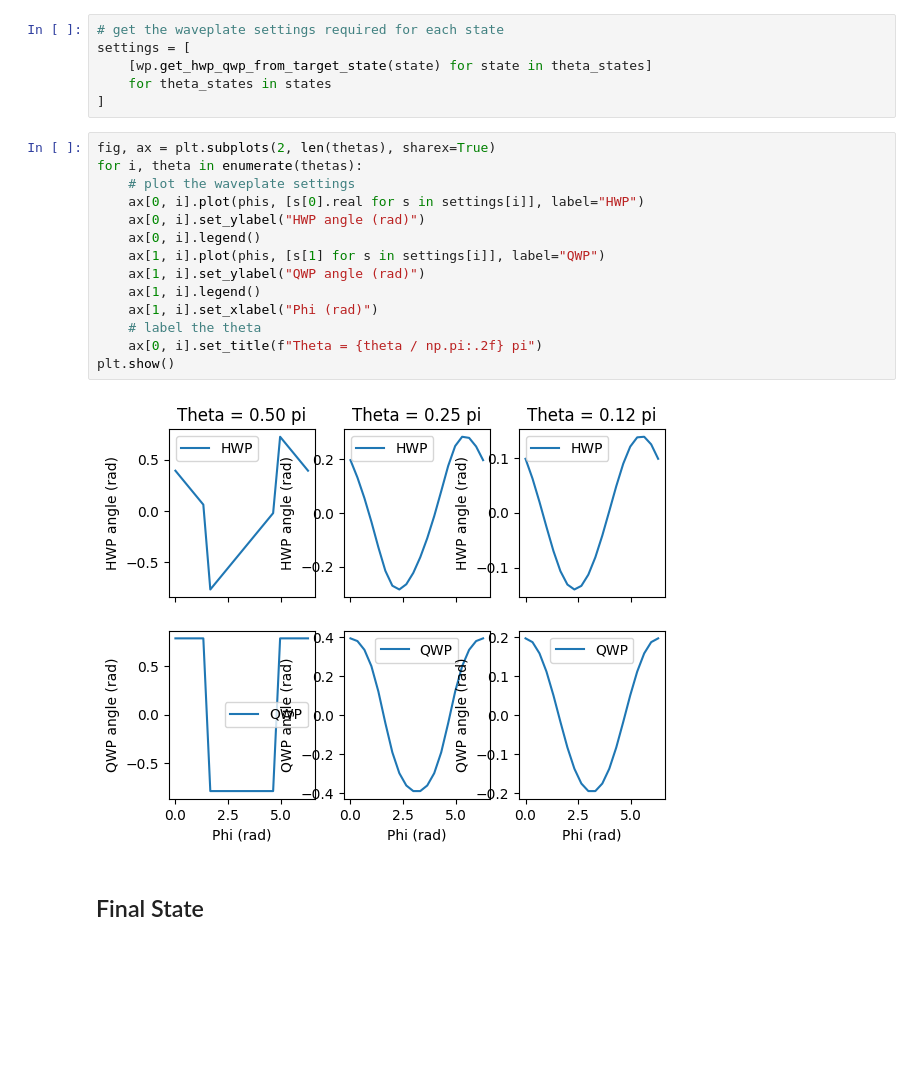
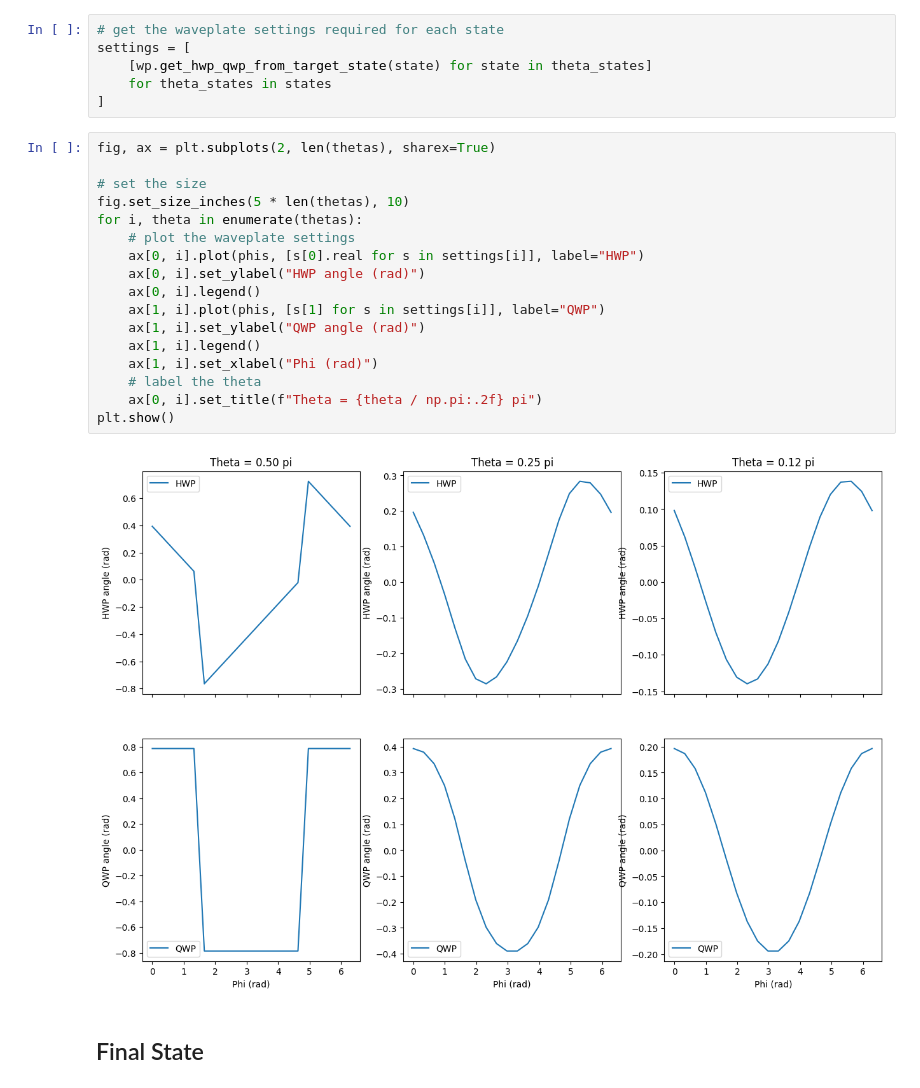
Before and after one commit to josephniblo/multi-parameter-estimation, a Jupyter notebook: state-preparation.ipynb, the cells around one changed output. Saved outputs shown, nothing was run; the diff lists cells and outputs as text; blank space fills up the shorter version.

```diff
--- a/state-preparation.ipynb
+++ b/state-preparation.ipynb
@@ -32,20 +32,23 @@ settings = [
 ]
 # %%
 fig, ax = plt.subplots(2, len(thetas), sharex=True)
+
+# set the size
+fig.set_size_inches(5 * len(thetas), 10)
 for i, theta in enumerate(thetas):
     # plot the waveplate settings
     ax[0, i].plot(phis, [s[0].real for s in settings[i]], label="HWP")
     ax[0, i].set_ylabel("HWP angle (rad)")
     ax[0, i].legend()
     ax[1, i].plot(phis, [s[1] for s in settings[i]], label="QWP")
     ax[1, i].set_ylabel("QWP angle (rad)")
     ax[1, i].legend()
     ax[1, i].set_xlabel("Phi (rad)")
     # label the theta
     ax[0, i].set_title(f"Theta = {theta / np.pi:.2f} pi")
 plt.show()
 # %% [output]
-[figure, old version]
+[figure, new version]
 # %% [markdown]
 ## Final State
 # %%
```
Also changed, not shown: parts of 8 cells of this notebook.
